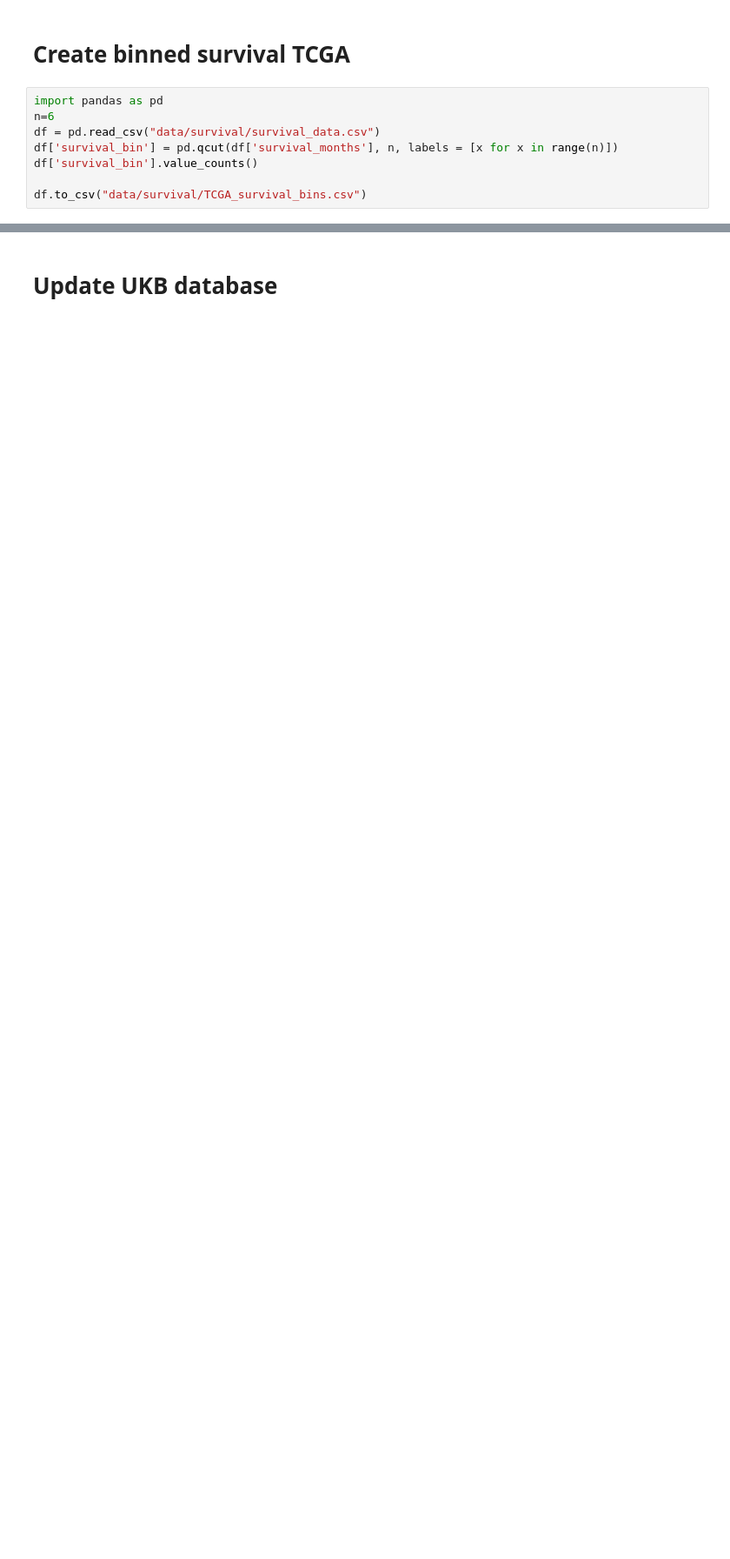
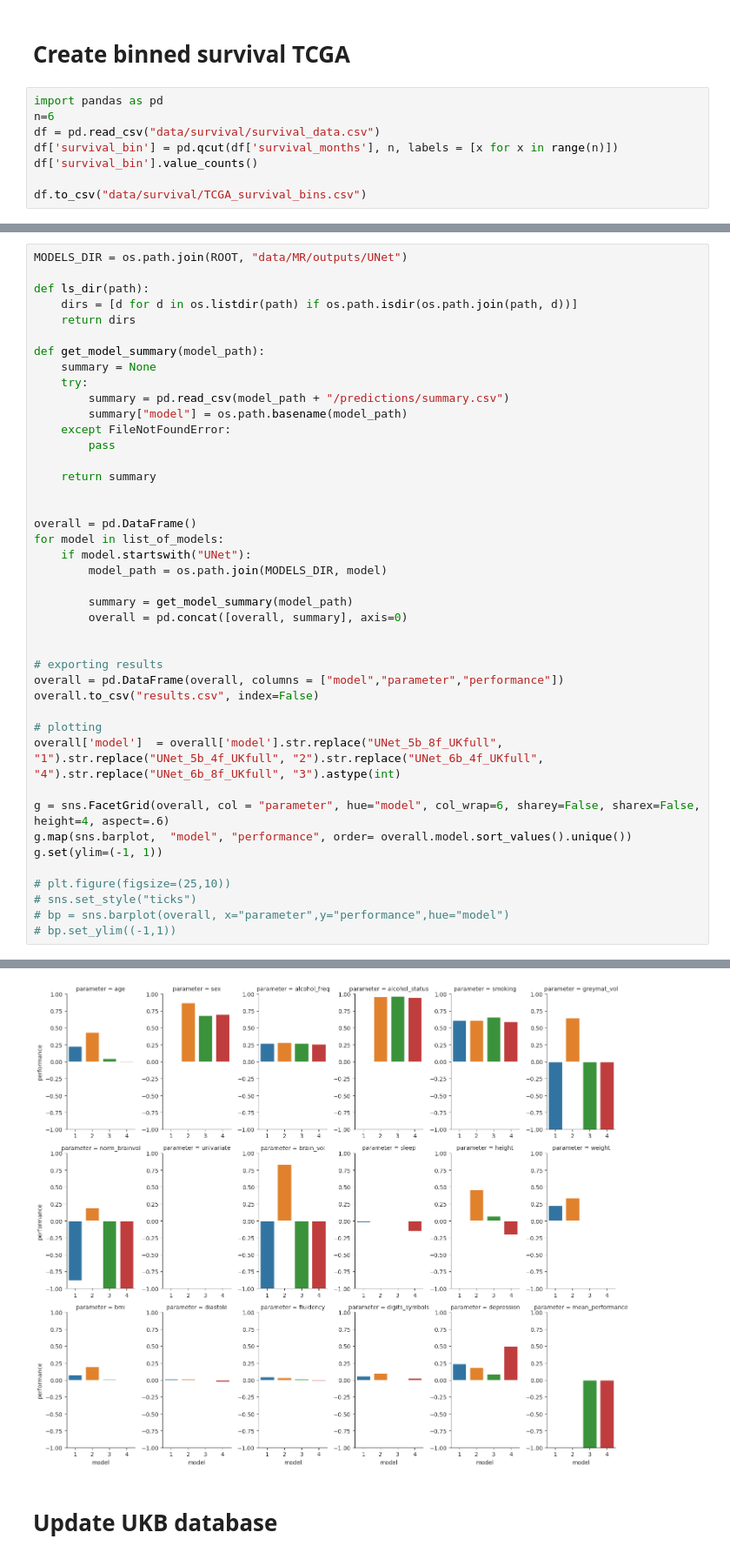
Before and after one commit to gevaertlab/DUNE, a Jupyter notebook: scripts/toolkit.ipynb, the cells around one changed output, grey strips where cells are left out. Shown at 87% size. Drawn from its saved outputs; the diff is of its cells as text; blank space fills up the shorter version.

Commit message:
before model selection

```diff
--- a/scripts/toolkit.ipynb
+++ b/scripts/toolkit.ipynb
@@ -46,0 +112,43 @@ df.to_csv("data/survival/TCGA_survival_bins.csv")
+# %%
+MODELS_DIR = os.path.join(ROOT, "data/MR/outputs/UNet")
+
+def ls_dir(path):
+    dirs = [d for d in os.listdir(path) if os.path.isdir(os.path.join(path, d))]
+    return dirs
+
+def get_model_summary(model_path):
+    summary = None
+    try:
+        summary = pd.read_csv(model_path + "/predictions/summary.csv")
+        summary["model"] = os.path.basename(model_path)
+    except FileNotFoundError:
+        pass
+
+    return summary
+
+
+overall = pd.DataFrame()
+for model in list_of_models:
+    if model.startswith("UNet"):
+        model_path = os.path.join(MODELS_DIR, model)
+
+        summary = get_model_summary(model_path)
+        overall = pd.concat([overall, summary], axis=0)
+
+
+# exporting results
+overall = pd.DataFrame(overall, columns = ["model","parameter","performance"])
+overall.to_csv("results.csv", index=False)
+
+# plotting
+overall['model']  = overall['model'].str.replace("UNet_5b_8f_UKfull", "1").str.replace("UNet_5b_4f_UKfull", "2").str.replace("UNet_6b_4f_UKfull", "4").str.replace("UNet_6b_8f_UKfull", "3").astype(int)
+
+g = sns.FacetGrid(overall, col = "parameter", hue="model", col_wrap=6, sharey=False, sharex=False, height=4, aspect=.6)
+g.map(sns.barplot,  "model", "performance", order= overall.model.sort_values().unique())
+g.set(ylim=(-1, 1))
+
+# plt.figure(figsize=(25,10))
+# sns.set_style("ticks")
+# bp = sns.barplot(overall, x="parameter",y="performance",hue="model")
+# bp.set_ylim((-1,1))
+# %% [output]
@@ -47,2 +156,3 @@ df.to_csv("data/survival/TCGA_survival_bins.csv")
+[figure, added]
 # %% [markdown]
 # Update UKB database
```
Also changed, not shown: parts of 8 cells of this notebook, 19 other files.
